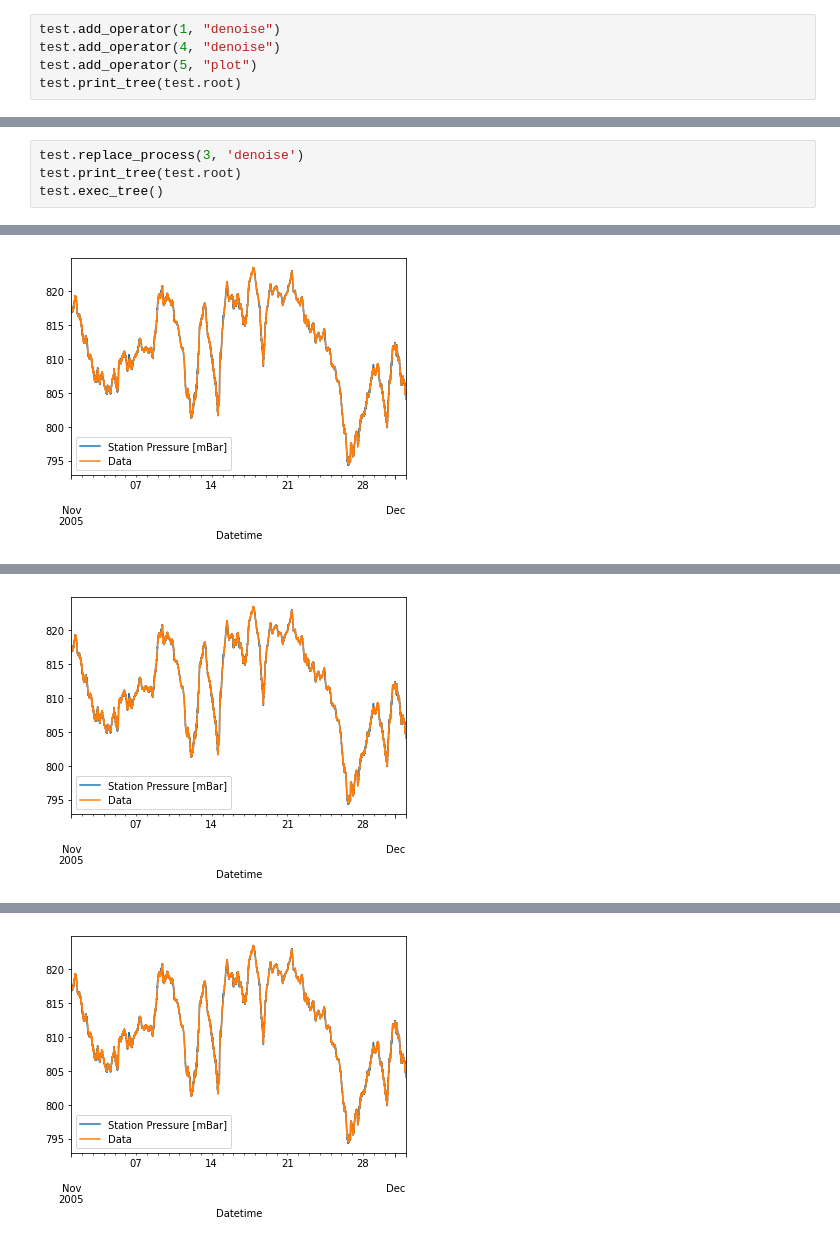
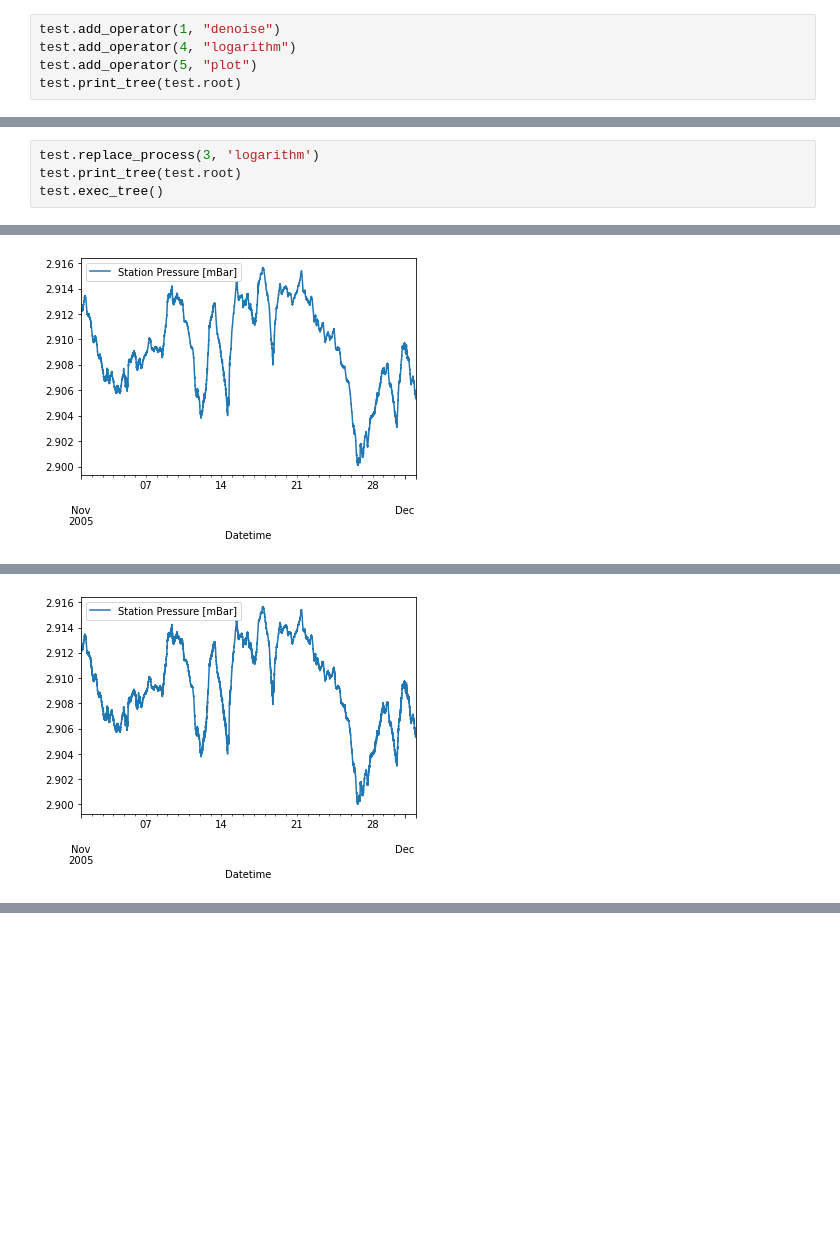
Before and after one commit to avilla2/cis422-project1, a Jupyter notebook: execution_example.ipynb, the cells around one changed output, grey strips where cells are left out. Drawn from its saved outputs; the diff is of its cells as text; blank space fills up the shorter version.

```diff
--- a/execution_example.ipynb
+++ b/execution_example.ipynb
@@ -38,7 +38,7 @@ data :  None
 True
 # %%
 test.add_operator(1, "denoise")
-test.add_operator(4, "denoise")
+test.add_operator(4, "logarithm")
 test.add_operator(5, "plot")
 test.print_tree(test.root)
 # %% [output]
@@ -129,6 +129,6 @@ Node('/1', data=                 Datetime  Station Pressure [mBar]
 AttributeError: 'tuple' object has no attribute 'set_index'
 # %%
-test.replace_process(3, 'denoise')
+test.replace_process(3, 'logarithm')
 test.print_tree(test.root)
 test.exec_tree()
 # %% [output]
@@ -152,3 +152,3 @@ Node('/1', data=                 Datetime  Station Pressure [mBar]
-[figure, old version]
+[figure, new version]
 operator :  plot
 data :  None
@@ -170,3 +170,3 @@ data :                   Datetime  Station Pressure [mBar]     Data
-[figure, old version]
+[figure, new version]
 operator :  plot
 data :  None
@@ -188 +172,0 @@ data :                   Datetime  Station Pressure [mBar]     Data
-[figure, removed]
```
Also changed, not shown: parts of 6 cells of this notebook, 2 other files.
